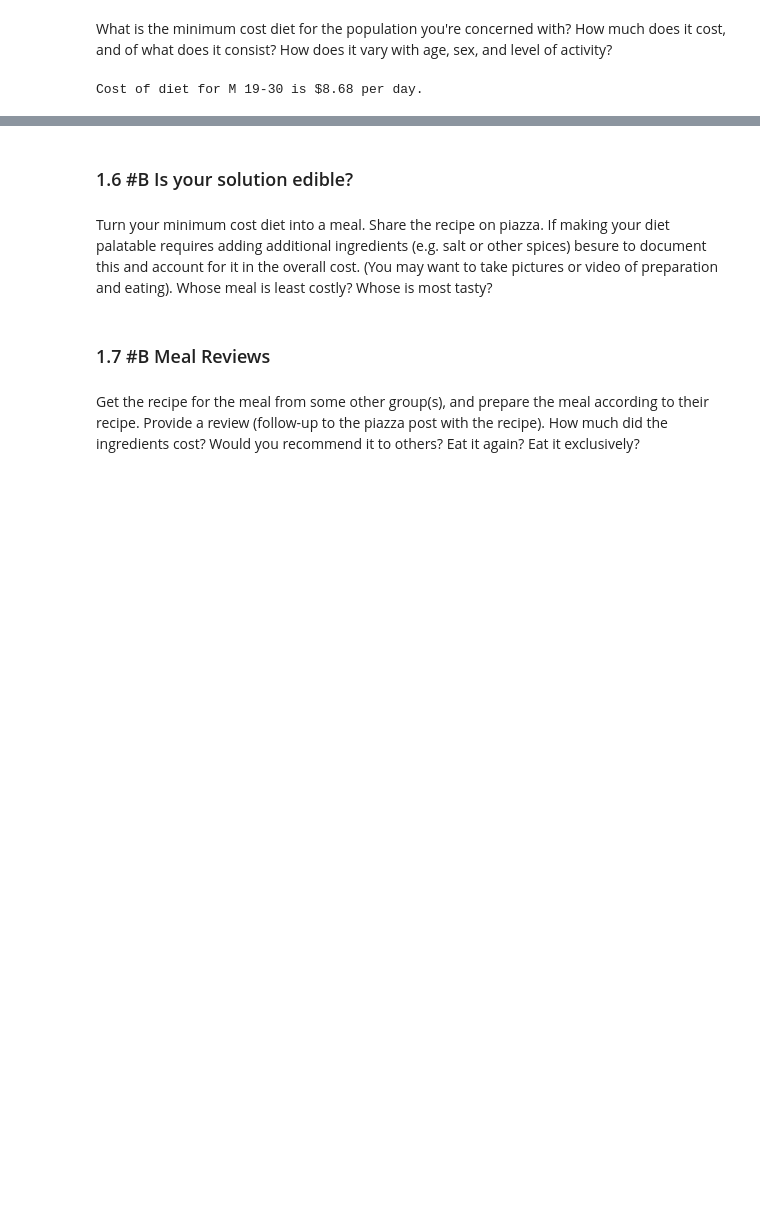
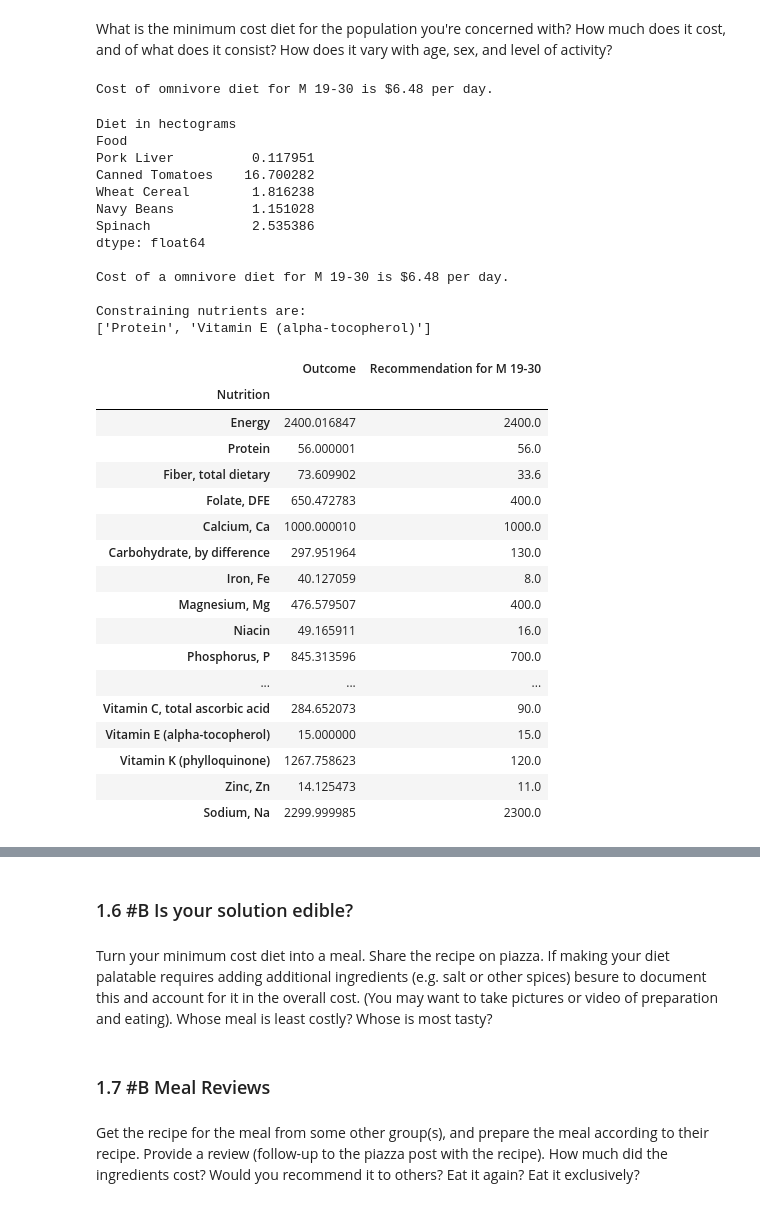
Before and after one commit to Avery-Joseph-Byrne/project2_casimir_funk, a Jupyter notebook: project2.ipynb, the cells around one changed output, grey strips where cells are left out. Drawn from its saved outputs; the diff is of its cells as text; code cells hidden in the pictures; blank space fills up the shorter version.

```diff
--- a/project2.ipynb
+++ b/project2.ipynb
@@ -255,0 +190,9 @@ dietary_req_df
+# %%
+# Remove price/hectogram and drop NAN values
+p = p.apply(lambda x:x.magnitude).dropna()
+
+# Compile list that we have both prices and nutritional info for; drop if either missing
+selection = list(set(p.index.tolist()).intersection(D.columns.tolist()))
+p = p[selection]
+
+p
@@ -255,0 +210,12 @@ dietary_req_df
+# %%
+# Drop nutritional information for foods we don't know the price of,
+# and replace missing nutrients NAN with zeros.
+Aall = D[p.index].fillna(0)
+
+# Drop rows of A that we don't have constraints for.
+Amin = Aall.loc[bmin.index]
+Amax = Aall.loc[bmax.index]
+
+# Minimum requirements involve multiplying constraint by -1 to make <=.
+A = pd.concat([Amin, -Amax])
+A
@@ -255,0 +224,3 @@ dietary_req_df
+# %%
+b = pd.concat([bmin, -bmax])
+b
@@ -258,18 +248,10 @@ dietary_req_df
 # %%
 from  scipy.optimize import linprog
 
-# p: price coefficients (to minimize)
-p = prices
-
-# A: inequality constraint matrix (food and nutrition matrix)
-A = nutritional_df
-
-# b: inequality constraint vector (minimum dietary requirements, as per sex_age_group)
 sex_age_group = 'M 19-30'
-b = dietary_req_df[sex_age_group]
 
 # negate A and b to convert (Ax <= b) to (Ax >= b)
-result = linprog(p, -A, -b, method='interior-point')
+result = linprog(p, -A, -b[sex_age_group], method='interior-point')
 result
 # %% [output]
      con: array([], dtype=float64)
@@ -292,6 +274,48 @@ result
 # %% [markdown]
 What is the minimum cost diet for the population you're concerned with? How much does it cost, and of what does it consist? How does it vary with age, sex, and level of activity?
 # %%
-print("Cost of diet for %s is $%.2f per day." % (sex_age_group, result.fun))
+print("Cost of %s diet for %s is $%4.2f per day." % (diet_type, sex_age_group, result.fun))
 # %% [output]
-Cost of diet for M 19-30 is $8.68 per day.
+Cost of omnivore diet for M 19-30 is $6.48 per day.
+# %%
+diet = pd.Series(result.x,index=p.index)
+outcome_df = pd.DataFrame({"Outcome":np.abs(A).dot(diet),"Recommendation for %s" % (sex_age_group):np.abs(b[sex_age_group])})
+excess = outcome_df.diff(axis=1).iloc[:,1]
+print("Diet in hectograms")
+print(diet[diet >= 1e-6]) #smaller than this are treated as zero
+print("\nCost of a %s diet for %s is $%4.2f per day." % (diet_type, sex_age_group, result.fun))
+print("\nConstraining nutrients are:")
+print(excess.loc[np.abs(excess) < 1e-6].index.tolist())
+outcome_df
+# %% [output]
+Diet in hectograms
+Food
+Pork Liver          0.117951
+Canned Tomatoes    16.700282
+Wheat Cereal        1.816238
+Navy Beans          1.151028
+Spinach             2.535386
+dtype: float64
+
+Cost of a omnivore diet for M 19-30 is $6.48 per day.
+
+Constraining nutrients are:
+['Protein', 'Vitamin E (alpha-tocopherol)']
+|  | Outcome | Recommendation for M 19-30 |
+| Nutrition |  |  |
+| Energy | 2400.016847 | 2400.0 |
+| Protein | 56.000001 | 56.0 |
+| Fiber, total dietary | 73.609902 | 33.6 |
+| Folate, DFE | 650.472783 | 400.0 |
+| Calcium, Ca | 1000.000010 | 1000.0 |
+| Carbohydrate, by difference | 297.951964 | 130.0 |
+| Iron, Fe | 40.127059 | 8.0 |
+| Magnesium, Mg | 476.579507 | 400.0 |
+| Niacin | 49.165911 | 16.0 |
+| Phosphorus, P | 845.313596 | 700.0 |
+| ... | ... | ... |
+| Vitamin C, total ascorbic acid | 284.652073 | 90.0 |
+| Vitamin E (alpha-tocopherol) | 15.000000 | 15.0 |
+| Vitamin K (phylloquinone) | 1267.758623 | 120.0 |
+| Zinc, Zn | 14.125473 | 11.0 |
+| Sodium, Na | 2299.999985 | 2300.0 |
```
Also changed, not shown: parts of 26 cells of this notebook.
